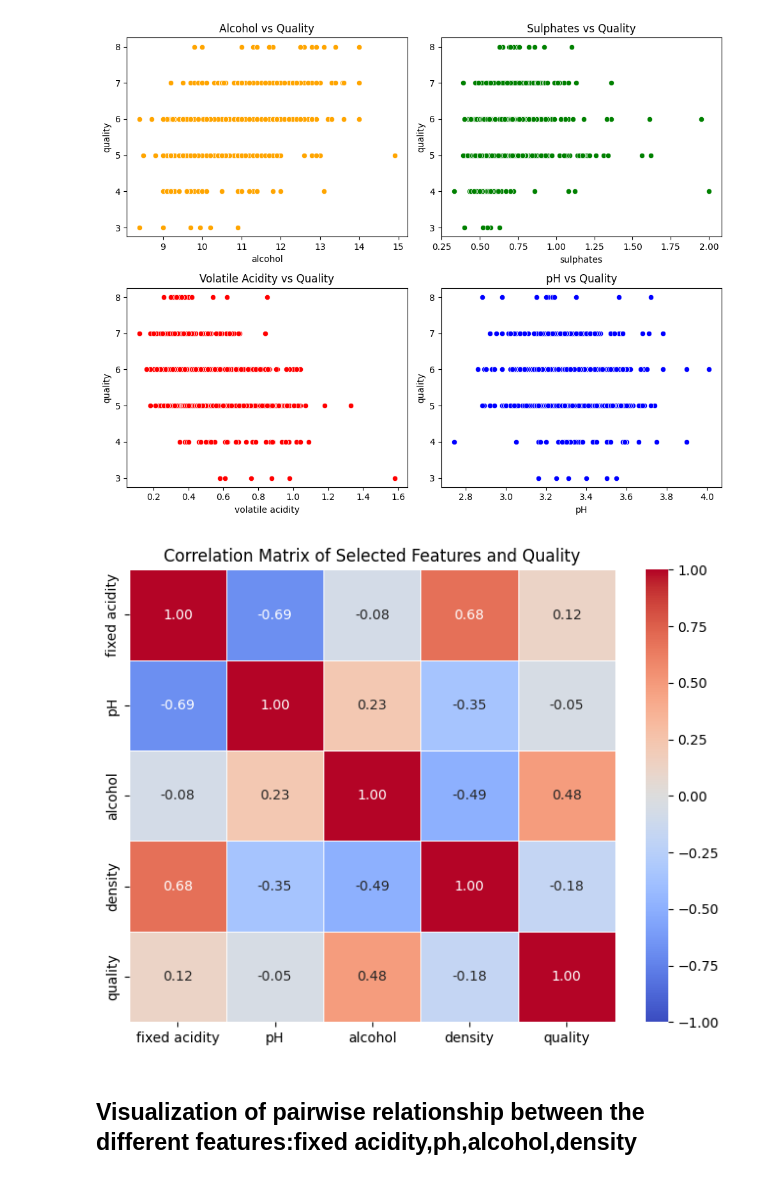
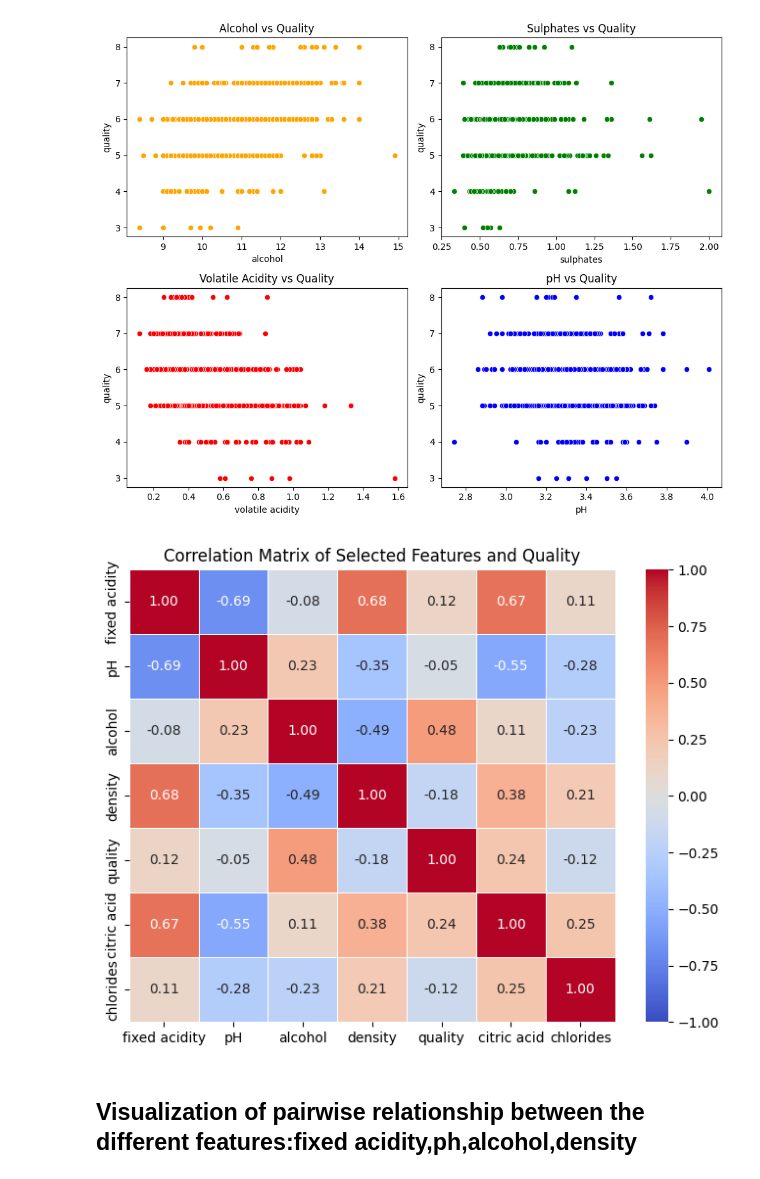
Before and after one commit to Manzilchalise/Project-fds-, a Jupyter notebook: project.ipynb, the cells around one changed output. Saved outputs shown, nothing was run; the diff lists cells and outputs as text; code cells hidden in the pictures.

```diff
--- a/project.ipynb
+++ b/project.ipynb
@@ -170,21 +169,21 @@ plt.show()
 [figure]
 # %%
 
-relevant_columns = ['fixed acidity', 'pH', 'alcohol', 'density', 'quality']
+relevant_columns = ['fixed acidity', 'pH', 'alcohol', 'density', 'quality','citric acid','chlorides']
 
 
 
 relevant_data = df[relevant_columns].copy()
 
 corr_matrix = relevant_data.corr()
 
 # Plot the heatmap of the correlation matrix
 plt.figure(figsize=(8, 6))
 sns.heatmap(corr_matrix, annot=True, cmap='coolwarm', fmt='.2f', linewidths=0.5, vmin=-1, vmax=1)
 plt.title('Correlation Matrix of Selected Features and Quality')
 plt.show()
 # %% [output]
-[figure, old version]
+[figure, new version]
 # %% [markdown]
 ## Visualization of pairwise relationship between the different features:fixed acidity,ph,alcohol,density
 # %%
```
Also changed, not shown: parts of 25 cells of this notebook.
